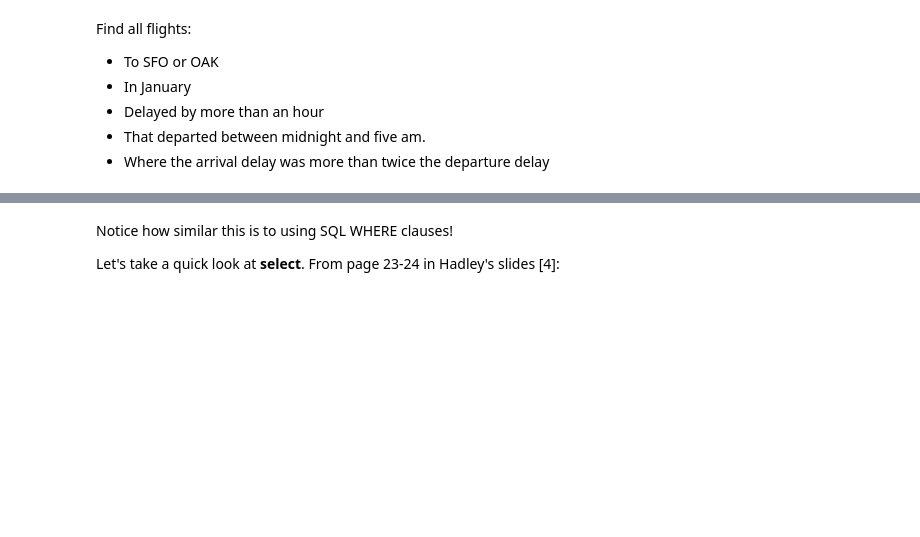
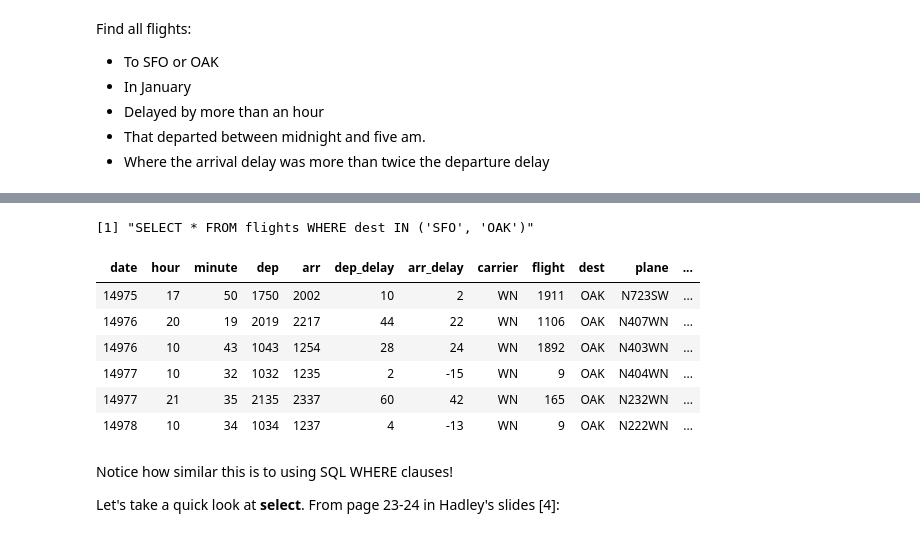
Before and after one commit to focods/WonderfulML, a Jupyter notebook: docs/notebooks/session06_r_data_wrangeling.ipynb, the cells around one changed output, grey strips where cells are left out. Cells and saved outputs as stored; diff of their text form; code cells hidden in the pictures; blank space fills up the shorter version.

```diff
--- a/docs/notebooks/session06_r_data_wrangeling.ipynb
+++ b/docs/notebooks/session06_r_data_wrangeling.ipynb
@@ -96,9 +162,20 @@ p3 <- filter(flights, dep_delay > 60)
 # %%
 # In SQL
 
 query1 <- paste0("SELECT * FROM flights ",
-                 "WHERE dest IN ('SFO, 'OAK')") # be careful with quotes here!
-p1_sql <- dbGetQuery(con, query1)
+                 "WHERE dest IN ('SFO', 'OAK')") # be careful with quotes here!
+query1
+r1_sql <- dbGetQuery(con, query1)
+head(r1_sql)
+# %% [output]
+[1] "SELECT * FROM flights WHERE dest IN ('SFO', 'OAK')"
+| date | hour | minute | dep | arr | dep_delay | arr_delay | carrier | flight | dest | plane | ... |
+| 14975 | 17 | 50 | 1750 | 2002 | 10 | 2 | WN | 1911 | OAK | N723SW | ... |
+| 14976 | 20 | 19 | 2019 | 2217 | 44 | 22 | WN | 1106 | OAK | N407WN | ... |
+| 14976 | 10 | 43 | 1043 | 1254 | 28 | 24 | WN | 1892 | OAK | N403WN | ... |
+| 14977 | 10 | 32 | 1032 | 1235 | 2 | -15 | WN | 9 | OAK | N404WN | ... |
+| 14977 | 21 | 35 | 2135 | 2337 | 60 | 42 | WN | 165 | OAK | N232WN | ... |
+| 14978 | 10 | 34 | 1034 | 1237 | 4 | -13 | WN | 9 | OAK | N222WN | ... |
 # %% [markdown]
 Notice how similar this is to using SQL WHERE clauses!
 
```
Also changed, not shown: parts of 12 cells of this notebook.
